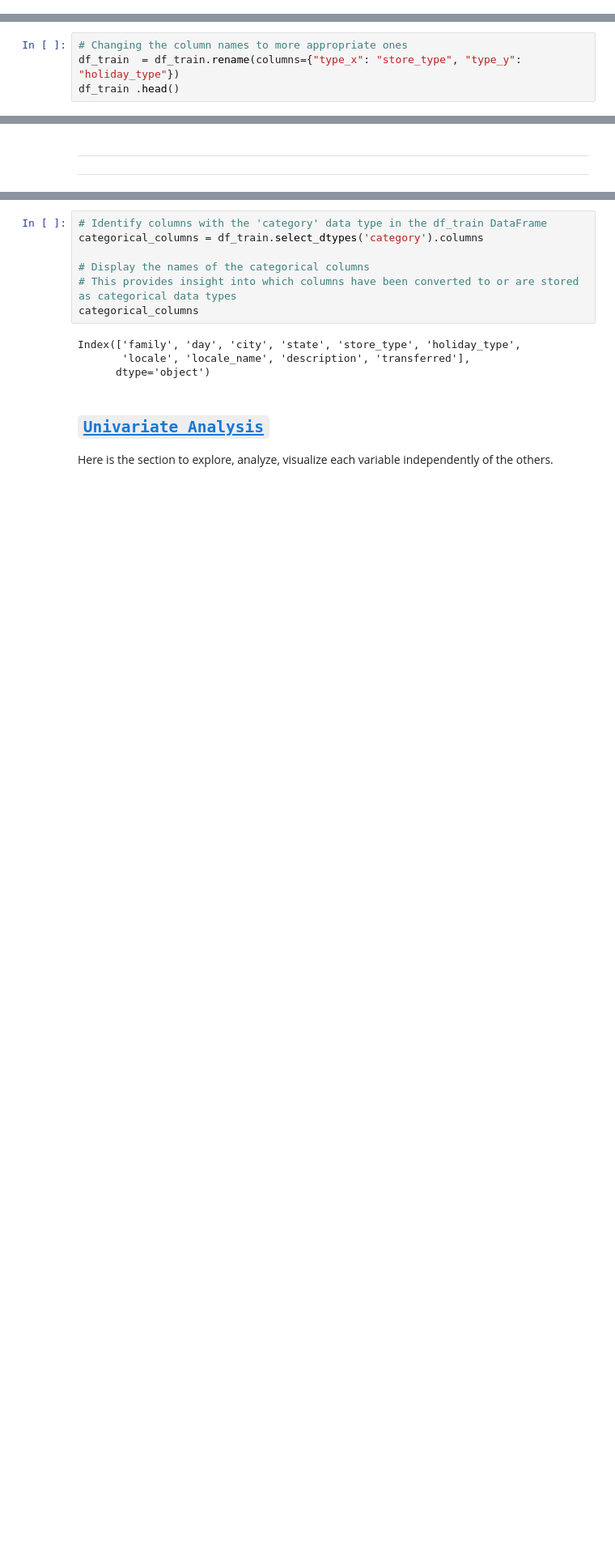
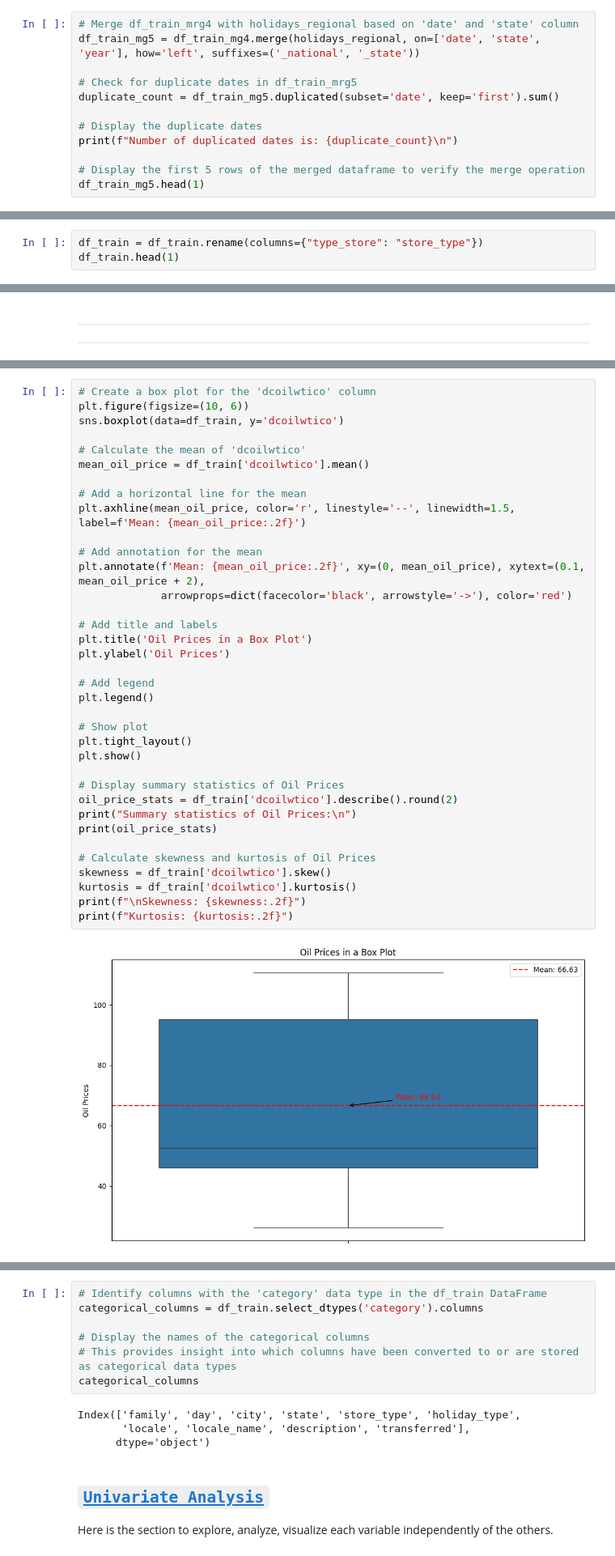
Before and after one commit to Safowaa/The_Regression_Project, a Jupyter notebook: Notebook/main.ipynb, the cells around one changed output, grey strips where cells are left out. Shown at 81% size. Drawn from its saved outputs; the diff is of its cells as text; blank space fills up the shorter version.

```diff
--- a/Notebook/main.ipynb
+++ b/Notebook/main.ipynb
@@ -938,0 +1067,12 @@ memory usage: 37.2+ MB
+# %%
+# Merge df_train_mrg4 with holidays_regional based on 'date' and 'state' column
+df_train_mg5 = df_train_mg4.merge(holidays_regional, on=['date', 'state', 'year'], how='left', suffixes=('_national', '_state'))
+
+# Check for duplicate dates in df_train_mrg5
+duplicate_count = df_train_mg5.duplicated(subset='date', keep='first').sum()
+
+# Display the duplicate dates
+print(f"Number of duplicated dates is: {duplicate_count}\n")
+
+# Display the first 5 rows of the merged dataframe to verify the merge operation
+df_train_mg5.head(1)
@@ -981,0 +1167,3 @@ merge_1 contains
+# %%
+df_train = df_train.rename(columns={"type_store": "store_type"})
+df_train.head(1)
@@ -1041,4 +1228,0 @@ Number of duplicated rows in df_train dataset: 0
-# %%
-# Changing the column names to more appropriate ones
-df_train  = df_train.rename(columns={"type_x": "store_type", "type_y": "holiday_type"})
-df_train .head()
@@ -1092,0 +1238,38 @@ Name: dcoilwtico, dtype: float64
+# %%
+# Create a box plot for the 'dcoilwtico' column
+plt.figure(figsize=(10, 6))
+sns.boxplot(data=df_train, y='dcoilwtico')
+
+# Calculate the mean of 'dcoilwtico'
+mean_oil_price = df_train['dcoilwtico'].mean()
+
+# Add a horizontal line for the mean
+plt.axhline(mean_oil_price, color='r', linestyle='--', linewidth=1.5, label=f'Mean: {mean_oil_price:.2f}')
+
+# Add annotation for the mean
+plt.annotate(f'Mean: {mean_oil_price:.2f}', xy=(0, mean_oil_price), xytext=(0.1, mean_oil_price + 2),
+             arrowprops=dict(facecolor='black', arrowstyle='->'), color='red')
+
+# Add title and labels
+plt.title('Oil Prices in a Box Plot')
+plt.ylabel('Oil Prices')
+
+# Add legend
+plt.legend()
+
+# Show plot
+plt.tight_layout()
+plt.show()
+
+# Display summary statistics of Oil Prices
+oil_price_stats = df_train['dcoilwtico'].describe().round(2)
+print("Summary statistics of Oil Prices:\n")
+print(oil_price_stats)
+
+# Calculate skewness and kurtosis of Oil Prices
+skewness = df_train['dcoilwtico'].skew()
+kurtosis = df_train['dcoilwtico'].kurtosis()
+print(f"\nSkewness: {skewness:.2f}")
+print(f"Kurtosis: {kurtosis:.2f}")
+# %% [output]
+[figure, added]
```
Also changed, not shown: parts of 42 cells of this notebook, 1 other file.
